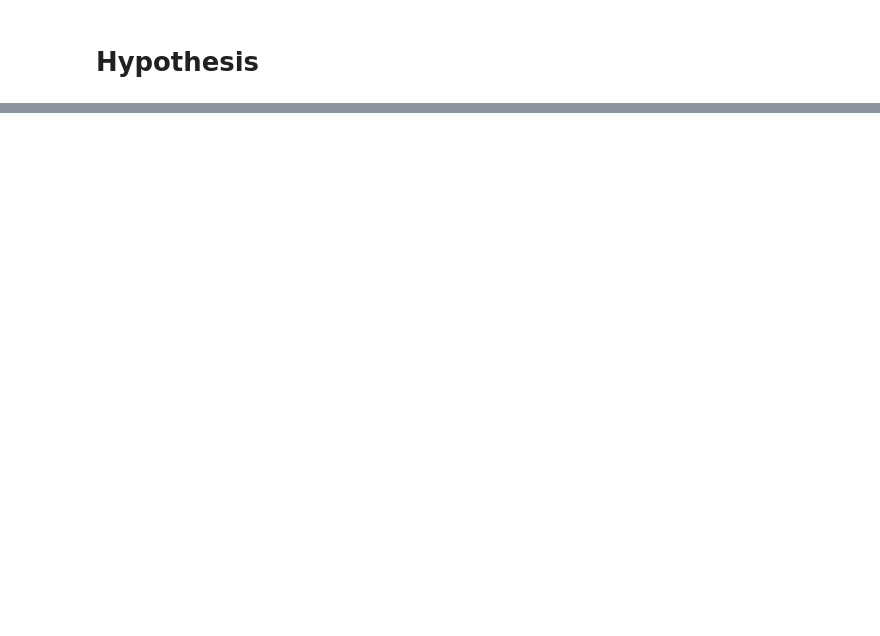
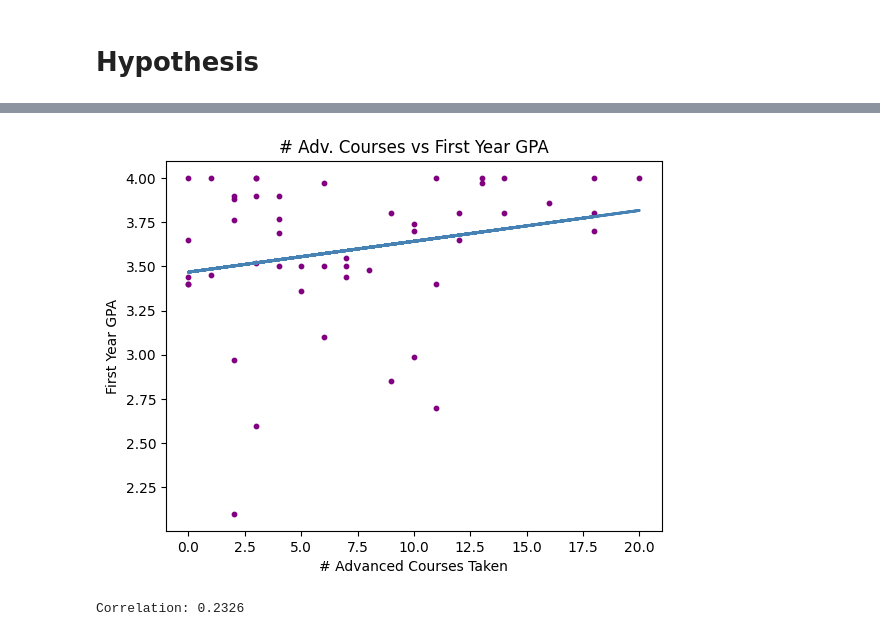
Before and after one commit to TheHenn17/CS105_Miniproject, a Jupyter notebook: project.ipynb, the cells around one changed output, grey strips where cells are left out. Saved outputs shown, nothing was run; the diff lists cells and outputs as text; code cells hidden in the pictures; blank space fills up the shorter version.

```diff
--- a/project.ipynb
+++ b/project.ipynb
@@ -114,0 +100,21 @@ uhh
+# %%
+gpa_courses = data.iloc[:,[5,7,8]].dropna().replace("None", "0") # get first year GPA and advanced courses
+
+sumCourses = gpa_courses.iloc[:,1:3].astype(int).sum(axis=1) # sum the two types of advanced courses
+yearOneGPA = gpa_courses.iloc[:,0].astype(float) # get the GPA's
+
+a, b = np.polyfit(sumCourses, yearOneGPA, 1)
+
+corr, extra = pearsonr(sumCourses, yearOneGPA)
+
+plt.plot(sumCourses, a*sumCourses+b, color='steelblue', linewidth=2)
+plt.scatter(sumCourses, yearOneGPA, s=10, c="purple")
+plt.title("# Adv. Courses vs First Year GPA")
+plt.xlabel("# Advanced Courses Taken")
+plt.ylabel("First Year GPA")
+plt.show()
+
+print("Correlation:",round(corr,4))
+# %% [output]
+[figure, added]
+Correlation: 0.2326
```
Also changed, not shown: parts of 11 cells of this notebook.
